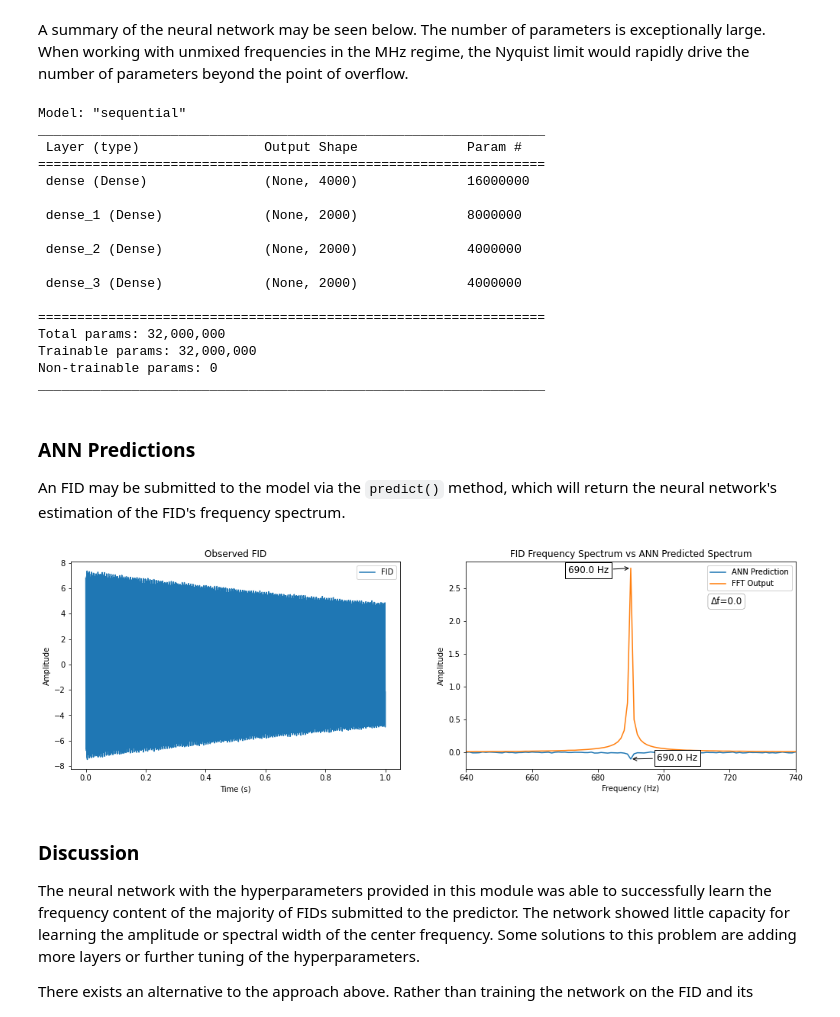
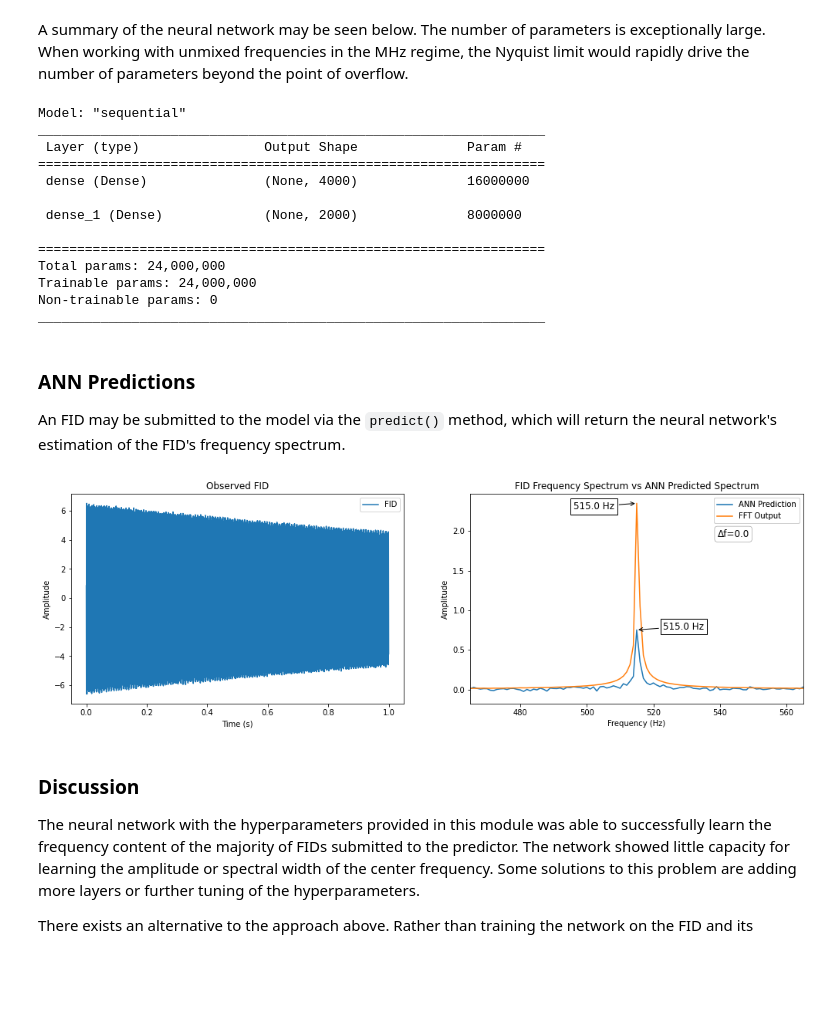
Before and after one commit to GDS-Education-Community-of-Practice/DSECOP, a Jupyter notebook: Modules/01_nmr_deep_learning.ipynb, the cells around one changed output. Drawn from its saved outputs; the diff is of its cells as text; code cells hidden in the pictures; blank space fills up the shorter version.

```diff
--- a/Modules/01_nmr_deep_learning.ipynb
+++ b/Modules/01_nmr_deep_learning.ipynb
@@ -173,6 +175,11 @@ The following cell contains the simulated FIDs.
 # %%
 # Table of simulated FIDs to serve as observed NMR spectra.
-observed_fid_table = make_fid_table(rf_mix_frequency, time, spin2_relaxation)
+full_fid_table = make_fid_table(rf_mix_frequency, time, spin2_relaxation)
+
+acq_fid_num = int(np.ceil(0.95 * len(full_fid_table)))
+
+observed_fid_table = full_fid_table[0:acq_fid_num]
+test_fid_table = full_fid_table[acq_fid_num:]
 # %% [markdown]
 The next step is to compute the Fourier transform of the FIDs that have just been generated.
 # %%
@@ -311,18 +430,6 @@ model_ft = keras.models.Sequential([
         kernel_regularizer = keras.regularizers.L1(
             l1 = 1e-4
         )
-    ),
-    # Hidden layer 2
-    keras.layers.Dense(
-        #activation  = tf.nn.relu,
-        units       = int(np.ceil(observed_fid_table.shape[1]/2)),
-        use_bias    = False
-    ),
-    # Hidden layer 3
-    keras.layers.Dense(
-        #activation  = tf.nn.relu,
-        units       = int(np.ceil(observed_fid_table.shape[1]/2)),
-        use_bias    = False
     ),
     # Output layer
     keras.layers.Dense(
@@ -382,13 +508,9 @@ _________________________________________________________________
 
  dense_1 (Dense)             (None, 2000)              8000000
 
- dense_2 (Dense)             (None, 2000)              4000000
-
- dense_3 (Dense)             (None, 2000)              4000000
-
 =================================================================
-Total params: 32,000,000
-Trainable params: 32,000,000
+Total params: 24,000,000
+Trainable params: 24,000,000
 Non-trainable params: 0
 _________________________________________________________________
 # %% [markdown]
@@ -405,14 +527,14 @@ def nn_fft(input):
 #all_ft_freq = [xfrq[np.argmax(x)] for x in ft_table]
 # %%
 #@title ANN Predictions Visualized
-#@markdown Press the `Play` button on the left side of the cell to visualize the ANN predictions for a randomly selected FID. On the left is the submitted FID, and on the right is a superimposition of the ANN prediction and the real FFT output for that FID.
+#@markdown Press the `Play` button on the left side of the cell to visualize the ANN predictions for a randomly generated FID. On the left is the submitted FID, and on the right is a superimposition of the ANN prediction and the real FFT output for that FID.
 #@markdown The frequency in the ANN Prediction callout is the center frequency predicted by the network. Check the results of hyperparameter tuning against the output in this figure.
 #@markdown
 #@markdown ---
 #@markdown **Exercise 1.1.6** Run this code several times and observe how the network's estimated resonant frequency compares to the real frequency from the FFT.
-n_samples = len(rf_mix_frequency) * len(spin2_relaxation)
+n_samples = len(test_fid_table)
 rand_idx = rng.integers(low = 0, high = n_samples)
-rand_sample = observed_fid_table[rand_idx]
+rand_sample = test_fid_table[rand_idx]
 
 nn_test = nn_fft(rand_sample)
 ft_real = make_window(np.abs(np.fft.fft(rand_sample)/len(rand_sample)))
@@ -434,34 +556,34 @@ axis[0].set(title="Observed FID", xlabel="Time (s)", ylabel="Amplitude")
 axis[1].set(title="FID Frequency Spectrum vs ANN Predicted Spectrum", xlabel="Frequency (Hz)", ylabel="Amplitude")
 
 # Annotations
 arrow_args = dict(arrowstyle='->')
 bbox_args = dict(boxstyle='square', fc='white')
 bbox_args2 = dict(boxstyle='round', fc='white', edgecolor='gray', linewidth = 0.5)
 
 nn_amp = nn_test[nn_peak_at]
 ft_amp = ft_real[ft_peak_at]
 
 if (nn_amp < 0):
   nn_y_annotate = nn_amp - 0.025
 else:
   nn_y_annotate = nn_amp + 0.01
 
 axis[1].annotate(f'{nn_freq} Hz', xy=(nn_freq, nn_amp), xytext=(nn_freq + 8, nn_y_annotate), arrowprops=arrow_args, bbox=bbox_args, fontsize=12)
 axis[1].annotate(f'{ft_freq} Hz', xy=(ft_freq, ft_amp), xytext=(ft_freq - 19, ft_amp-0.075), arrowprops=arrow_args, bbox=bbox_args, fontsize=12)
 
 first_legend = axis[1].legend()
 axis[1].add_artist(first_legend)
 
 axis[1].annotate(f'Δf={np.abs(nn_freq-ft_freq)}', xy=(0.7425, 0.795), xycoords='axes fraction', bbox=bbox_args2, fontsize=12)
 
 # `np.isclose(a, b)` assumed b is the reference value
 if np.isclose(nn_peak_at, ft_peak_at, atol = 5):
   axis[1].set_xlim(peak_mean - 50, peak_mean + 50)
 
 if (nn_amp < 0):
   axis[1].set_ylim(nn_amp - 0.15, ft_amp + 0.1)
 # %% [output]
-[figure, old version]
+[figure, new version]
 # %% [markdown]
 ### Discussion
 The neural network with the hyperparameters provided in this module was able to successfully learn the frequency content of the majority of FIDs submitted to the predictor. The network showed little capacity for learning the amplitude or spectral width of the center frequency. Some solutions to this problem are adding more layers or further tuning of the hyperparameters.
```
Also changed, not shown: parts of 14 cells of this notebook.
